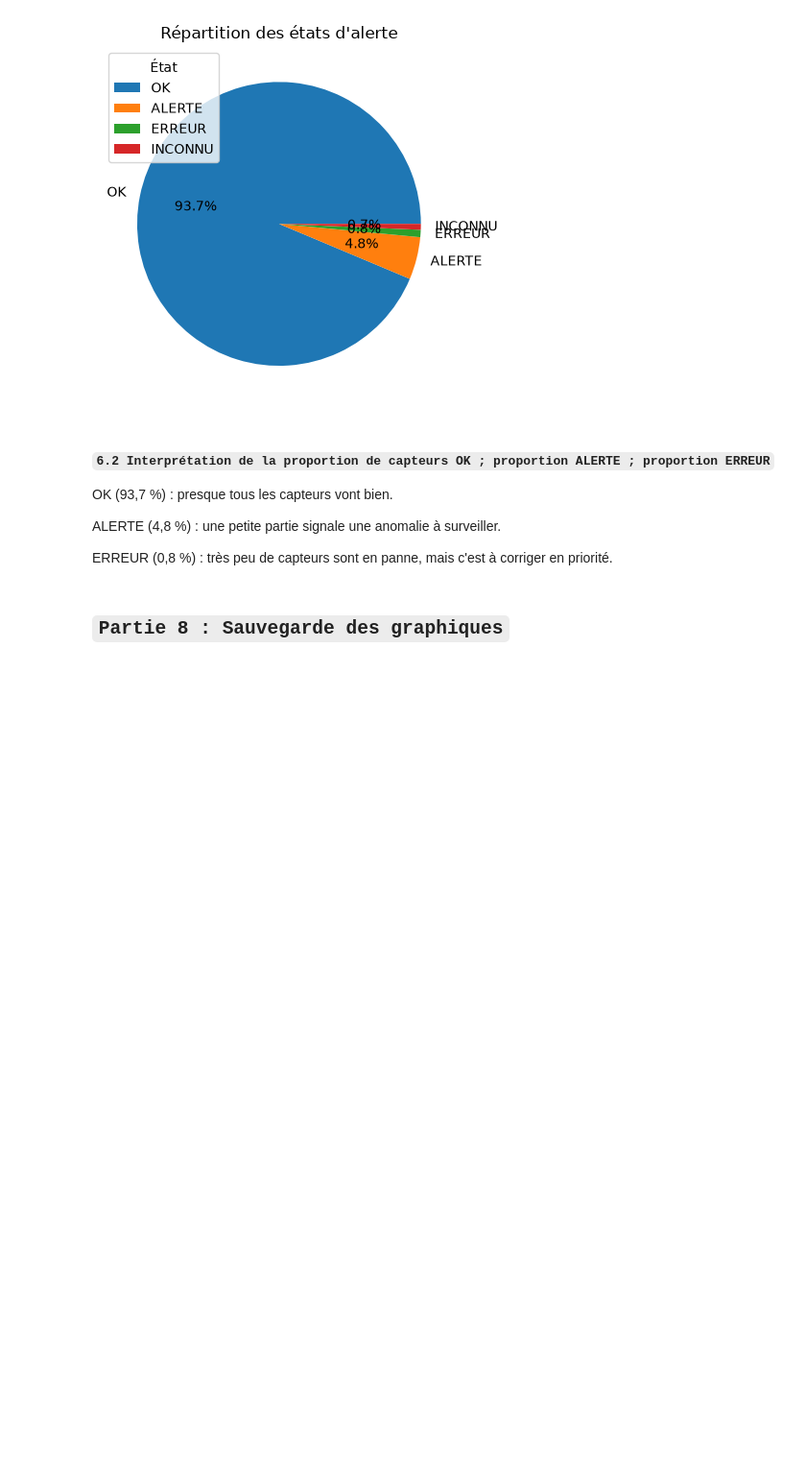
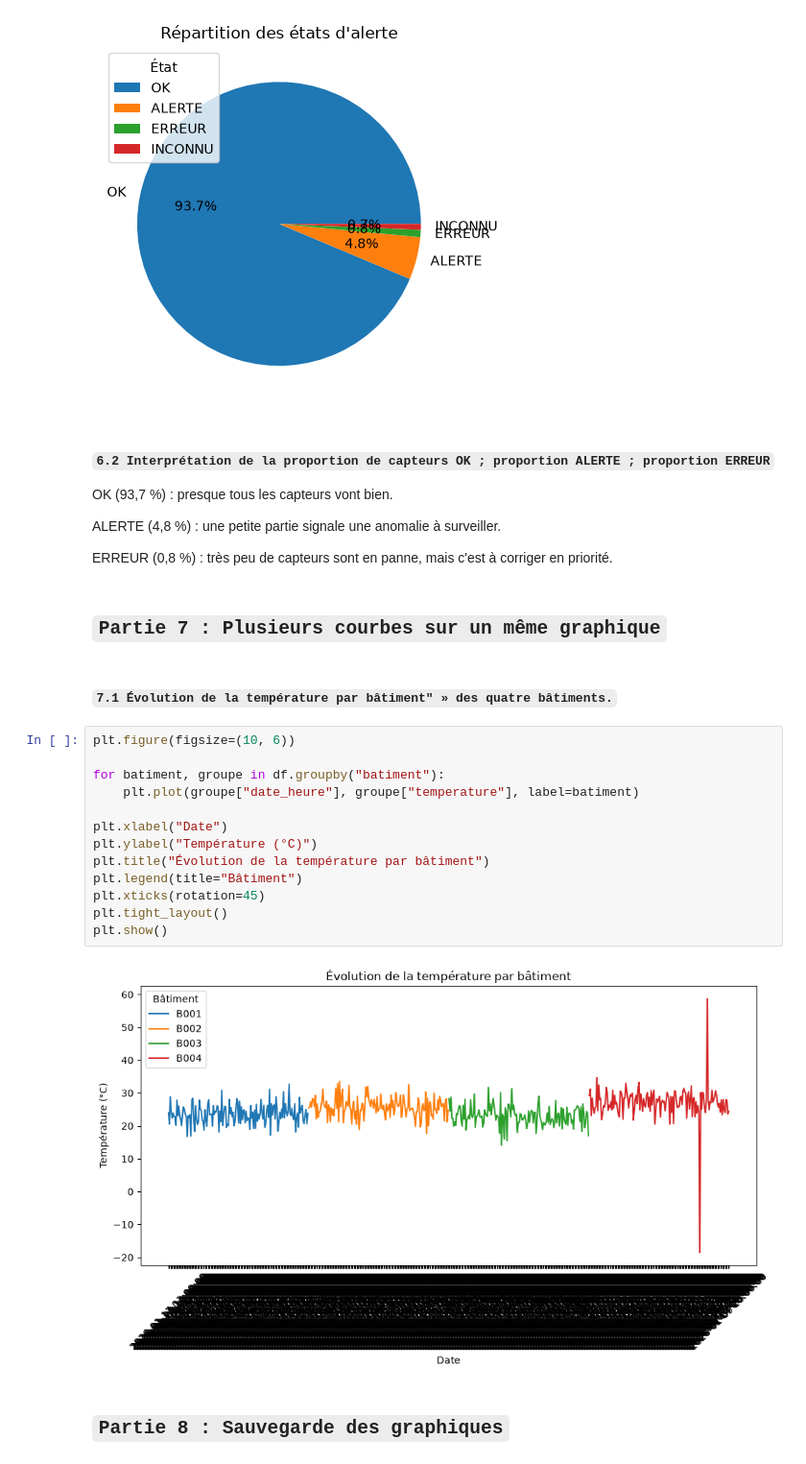
Before and after one commit to Alassanee/atelier_matplotlib_iot, a Jupyter notebook: notebook/atelier_matplotlib_iot.ipynb, the cells around one changed output. Shown at 96% size. Drawn from its saved outputs; the diff is of its cells as text; blank space fills up the shorter version.

Commit message:
Partie 7 : Plusieurs courbes sur un même graphique

```diff
--- a/notebook/atelier_matplotlib_iot.ipynb
+++ b/notebook/atelier_matplotlib_iot.ipynb
@@ -270,6 +270,25 @@ ALERTE (4,8 %) : une petite partie signale une anomalie à surveiller.
 
 
 ERREUR (0,8 %) : très peu de capteurs sont en panne, mais c'est à corriger en priorité.
+# %% [markdown]
+## `Partie 7 : Plusieurs courbes sur un même graphique`
+# %% [markdown]
+#### `7.1 Évolution de la température par bâtiment" » des quatre bâtiments.`
+# %%
+plt.figure(figsize=(10, 6))
+
+for batiment, groupe in df.groupby("batiment"):
+    plt.plot(groupe["date_heure"], groupe["temperature"], label=batiment)
+
+plt.xlabel("Date")
+plt.ylabel("Température (°C)")
+plt.title("Évolution de la température par bâtiment")
+plt.legend(title="Bâtiment")
+plt.xticks(rotation=45)
+plt.tight_layout()
+plt.show()
+# %% [output]
+[figure, added]
 # %% [markdown]
 ## `Partie 8 : Sauvegarde des graphiques`
 # %% [markdown]
```
